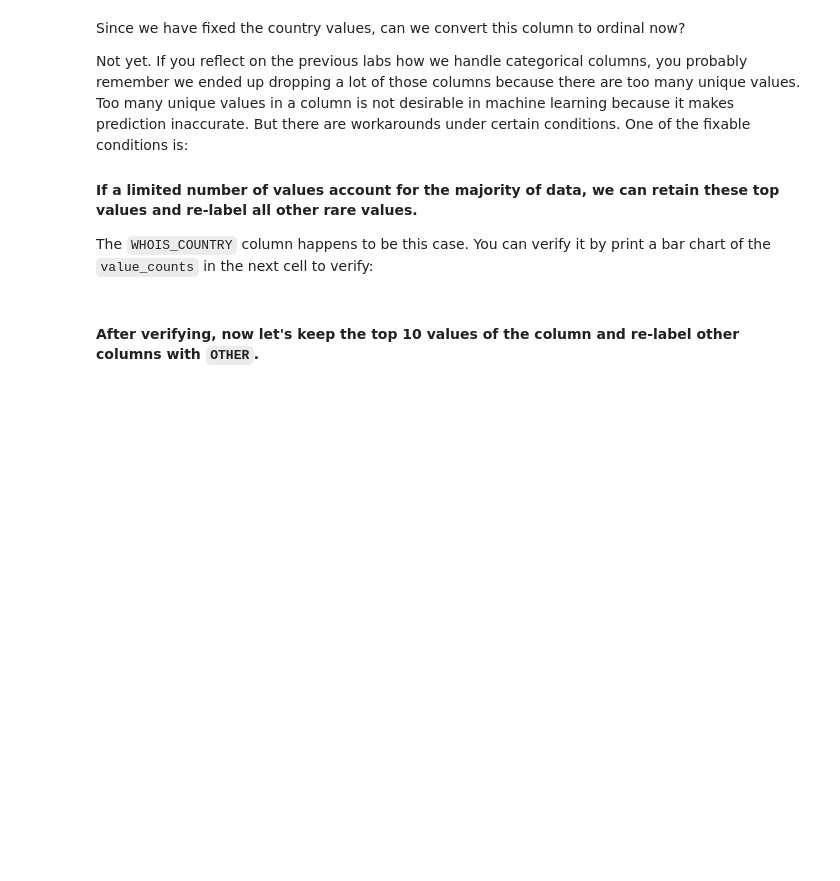
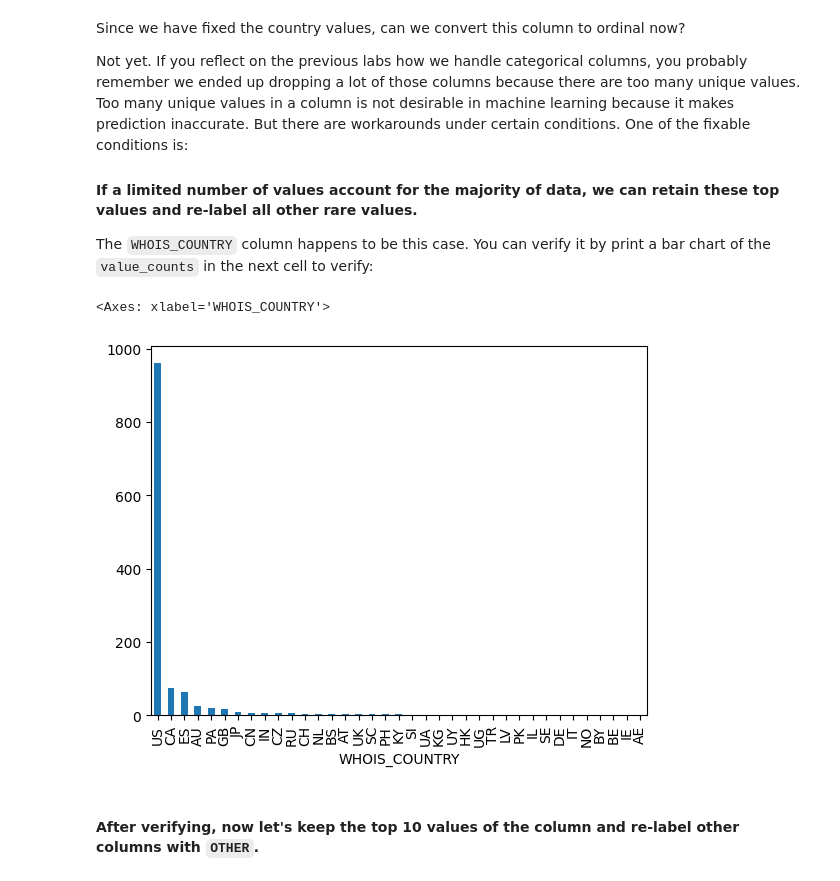
Before and after one commit to martijnooo/lab-supervised-classification, a Jupyter notebook: challenge-2.ipynb, the cells around one changed output. Drawn from its saved outputs; the diff is of its cells as text; code cells hidden in the pictures; blank space fills up the shorter version.

```diff
--- a/challenge-2.ipynb
+++ b/challenge-2.ipynb
@@ -78,3 +157,6 @@ The next step would be handling missing values. **We start by examining the numb
 If you remember in the previous labs, we drop a column if the column contains a high proportion of missing values. After dropping those problematic columns, we drop the rows with missing values.
 
 #### In the cells below, handle the missing values from the dataset. Remember to comment the rationale of your decisions.
+# %%
+# Your code here
+website_reduced.drop(["CONTENT_LENGTH"], axis=1, inplace=True)
@@ -85,6 +203,10 @@ If you remember in the previous labs, we drop a column if the column contains a
+# %%
+website_reduced.dropna(inplace=True)
 # %% [markdown]
 #### Again, examine the number of missing values in each column.
 
 If all cleaned, proceed. Otherwise, go back and do more cleaning.
 # %%
 # Examine missing values in each column
+website_reduced.reset_index(inplace=True, drop=True)
+website_reduced.info()
@@ -111,3 +251,5 @@ How to handle string columns is always case by case. Let's start by working on `
     * `GB`, `United Kingdom`, and `[u'GB'; u'UK']`
 
 #### In the cells below, fix the country values as intructed above.
+# %%
+website_reduced.WHOIS_COUNTRY.replace({"[u'GB'; u'UK']": "GB", "ru":"RU", "us":"US"}, inplace=True)
@@ -123,6 +291,10 @@ Not yet. If you reflect on the previous labs how we handle categorical columns,
 The `WHOIS_COUNTRY` column happens to be this case. You can verify it by print a bar chart of the `value_counts` in the next cell to verify:
 # %%
 # Your code here
+website_reduced.WHOIS_COUNTRY.value_counts().plot.bar()
+# %% [output]
+<Axes: xlabel='WHOIS_COUNTRY'>
+[figure, added]
 # %% [markdown]
 #### After verifying, now let's keep the top 10 values of the column and re-label other columns with `OTHER`.
 # %%
```
Also changed, not shown: parts of 53 cells of this notebook, 1 other file.
